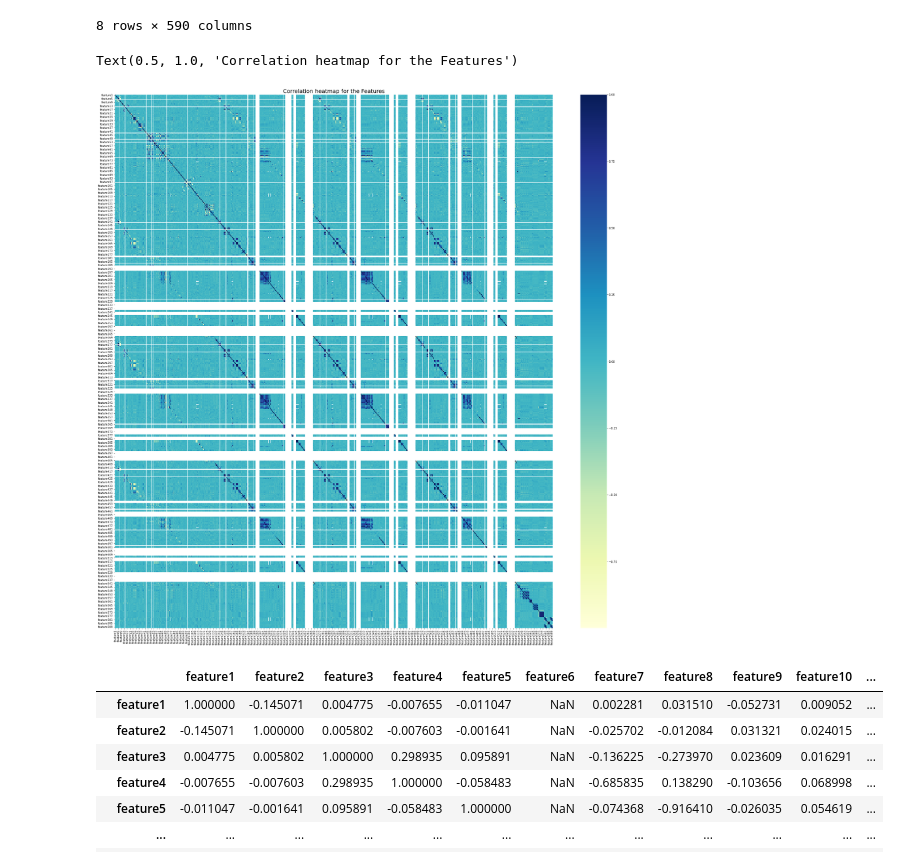
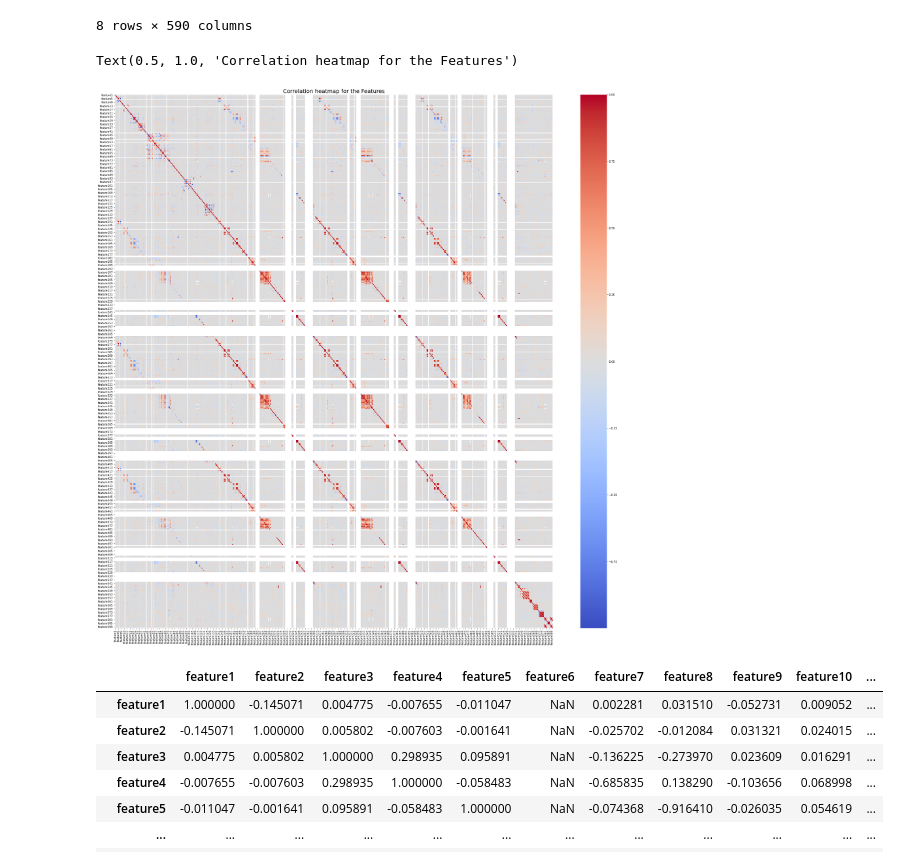
Before and after one commit to hinatanvir/Fault-Detection-SECOM, a Jupyter notebook: EDA-multicollinearity.ipynb, the cells around one changed output. Cells and saved outputs as stored; diff of their text form; code cells hidden in the pictures.

```diff
--- a/EDA-multicollinearity.ipynb
+++ b/EDA-multicollinearity.ipynb
@@ -52,11 +52,11 @@ df_data.describe()
 # %%
 #this plot is just to show corr pattern, we cannot use it for any cleaning purpose
 plt.rcParams['figure.figsize'] = (36, 36) #this is to set the size for the plot, making it bigger
-sns.heatmap(df_data.corr(), cmap = "YlGnBu")
+sns.heatmap(df_data.corr(), cmap = "coolwarm")
 plt.title('Correlation heatmap for the Features', fontsize = 20)
 # %% [output]
 Text(0.5, 1.0, 'Correlation heatmap for the Features')
-[figure, old version]
+[figure, new version]
 # %%
 df_corr = df_data.corr()
 df_corr
```
